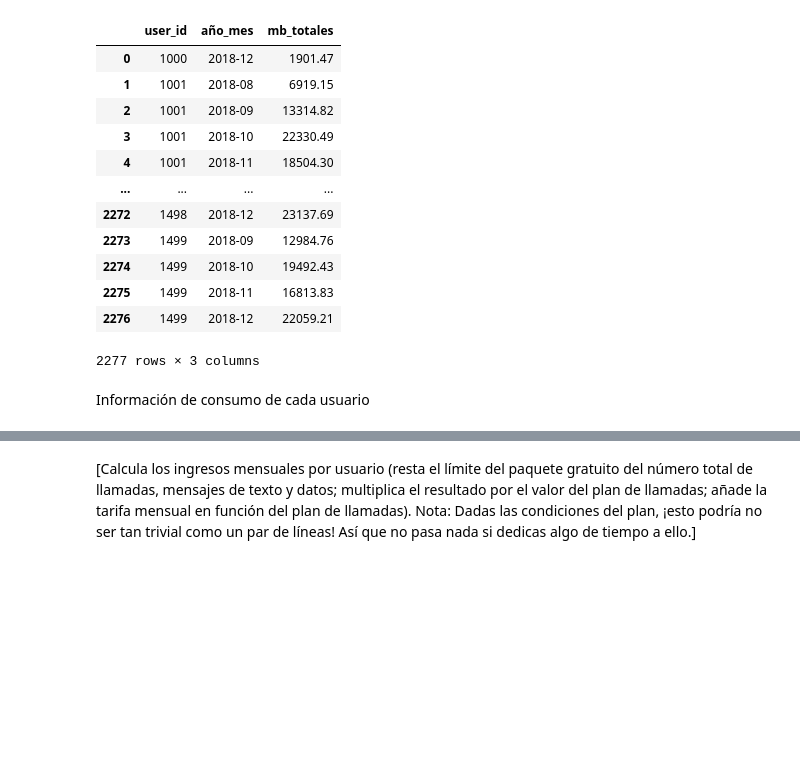
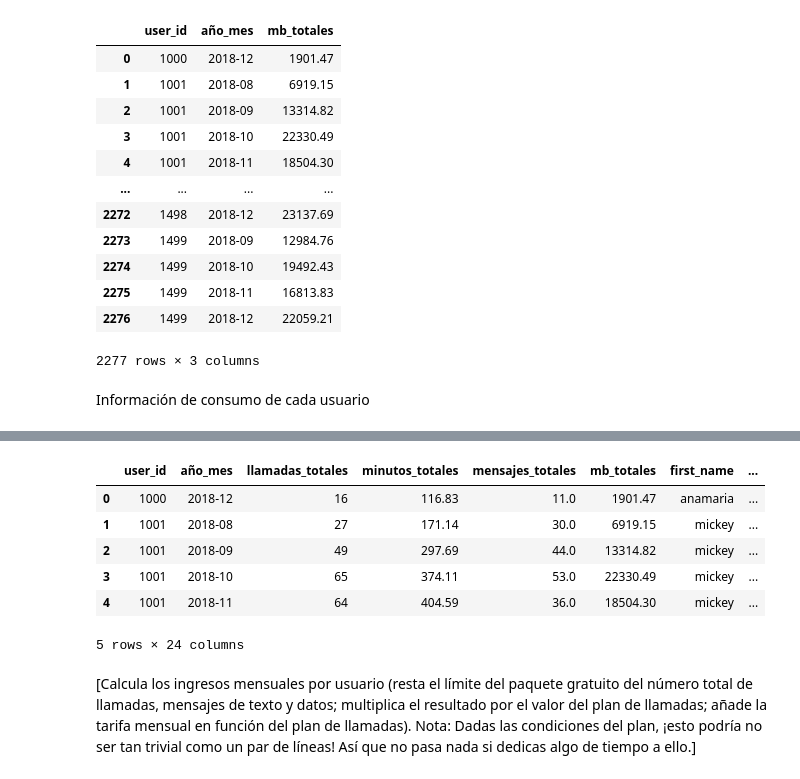
Before and after one commit to ma280113/sprint_5_proyect, a Jupyter notebook: notebook.ipynb, the cells around one changed output, grey strips where cells are left out. Drawn from its saved outputs; the diff is of its cells as text; code cells hidden in the pictures; blank space fills up the shorter version.

```diff
--- a/notebook.ipynb
+++ b/notebook.ipynb
@@ -486,2 +497,15 @@ display(fusion)
+# %%
+# Añade la información de la tarifa
+fusion = pd.merge(fusion, df_users, how= 'left', on = ['user_id'])
+fusion = pd.merge(fusion, df_plans, how= 'left', left_on = 'plan', right_on = 'plan_name')
+display(fusion.head())
+# %% [output]
+|  | user_id | año_mes | llamadas_totales | minutos_totales | mensajes_totales | mb_totales | first_name | ... |
+| 0 | 1000 | 2018-12 | 16 | 116.83 | 11.0 | 1901.47 | anamaria | ... |
+| 1 | 1001 | 2018-08 | 27 | 171.14 | 30.0 | 6919.15 | mickey | ... |
+| 2 | 1001 | 2018-09 | 49 | 297.69 | 44.0 | 13314.82 | mickey | ... |
+| 3 | 1001 | 2018-10 | 65 | 374.11 | 53.0 | 22330.49 | mickey | ... |
+| 4 | 1001 | 2018-11 | 64 | 404.59 | 36.0 | 18504.30 | mickey | ... |
+5 rows × 24 columns
 # %% [markdown]
 [Calcula los ingresos mensuales por usuario (resta el límite del paquete gratuito del número total de llamadas, mensajes de texto y datos; multiplica el resultado por el valor del plan de llamadas; añade la tarifa mensual en función del plan de llamadas). Nota: Dadas las condiciones del plan, ¡esto podría no ser tan trivial como un par de líneas! Así que no pasa nada si dedicas algo de tiempo a ello.]
```
Also changed, not shown: parts of 8 cells of this notebook.
